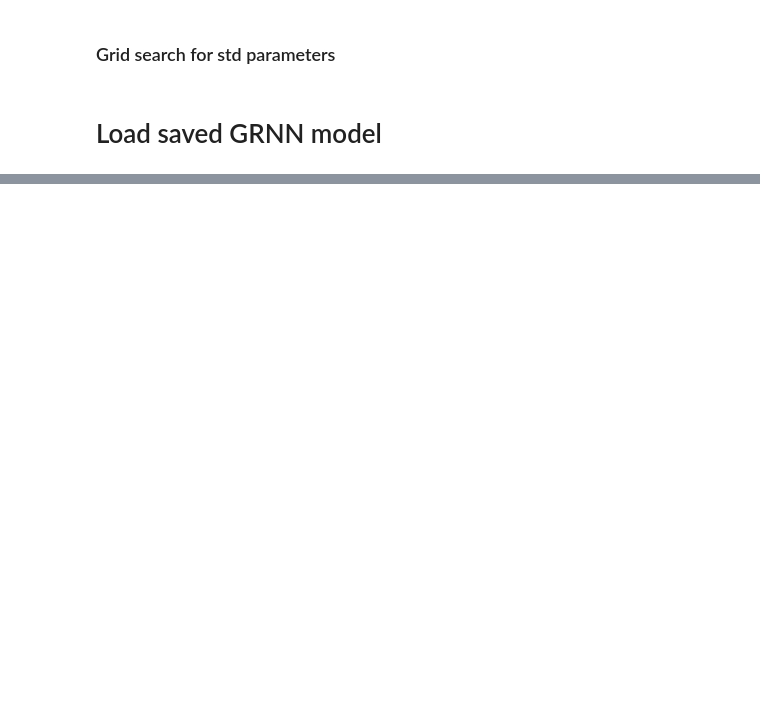
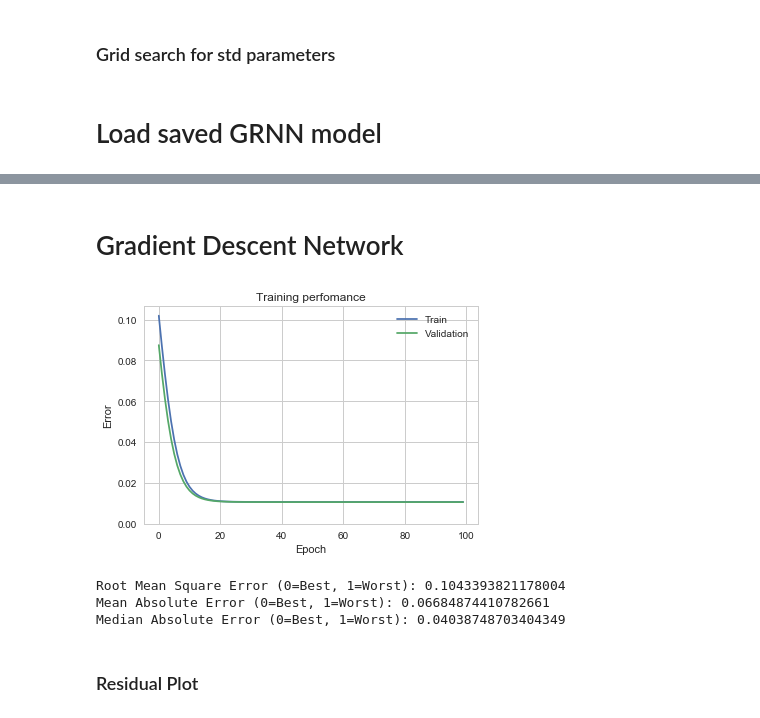
Before and after one commit to nakamura41/KE5206_CA_1, a Jupyter notebook: Zillow/KE5206_Computational_Intelligence_I_CA_1.ipynb, the cells around one changed output, grey strips where cells are left out. Saved outputs shown, nothing was run; the diff lists cells and outputs as text; code cells hidden in the pictures; blank space fills up the shorter version.

```diff
--- a/Zillow/KE5206_Computational_Intelligence_I_CA_1.ipynb
+++ b/Zillow/KE5206_Computational_Intelligence_I_CA_1.ipynb
@@ -624,0 +655,38 @@ df_test.to_csv('grnn_prediction_result_best.csv', sep=',', encoding='utf-8', ind
+# %% [markdown]
+# Gradient Descent Network
+# %%
+class Exponential(init.Initializer):
+    def __init__(self, scale=0.01):
+        self.scale = scale
+
+    def sample(self, shape):
+        return np.random.exponential(self.scale, size=shape)
+
+gdnet_model = algorithms.GradientDescent(
+    [
+        layers.Input(num_features),
+        layers.Sigmoid(num_features * 2, weight=Exponential(scale=0.02)),
+        layers.Sigmoid(num_target, weight=Exponential(scale=0.05)),
+    ]
+)
+
+gdnet_model.train(x_train, y_train, x_validate, y_validate, epochs=100)
+
+plots.error_plot(gdnet_model)
+
+with open('gdnet.pickle', 'wb') as f:
+    pickle.dump(gdnet_model, f)
+# %% [output]
+[figure, added]
+# %%
+y_predicted = gdnet_model.predict(x_test)
+
+print("Root Mean Square Error (0=Best, 1=Worst): {}".format(estimators.rmse(y_test, y_predicted)))
+print("Mean Absolute Error (0=Best, 1=Worst): {}".format(mean_absolute_error(y_test, y_predicted)))
+print("Median Absolute Error (0=Best, 1=Worst): {}".format(median_absolute_error(y_test, y_predicted)))
+# %% [output]
+Root Mean Square Error (0=Best, 1=Worst): 0.1043393821178004
+Mean Absolute Error (0=Best, 1=Worst): 0.06684874410782661
+Median Absolute Error (0=Best, 1=Worst): 0.04038748703404349
+# %% [markdown]
+### Residual Plot
```
Also changed, not shown: parts of 50 cells of this notebook, 6 other files.
